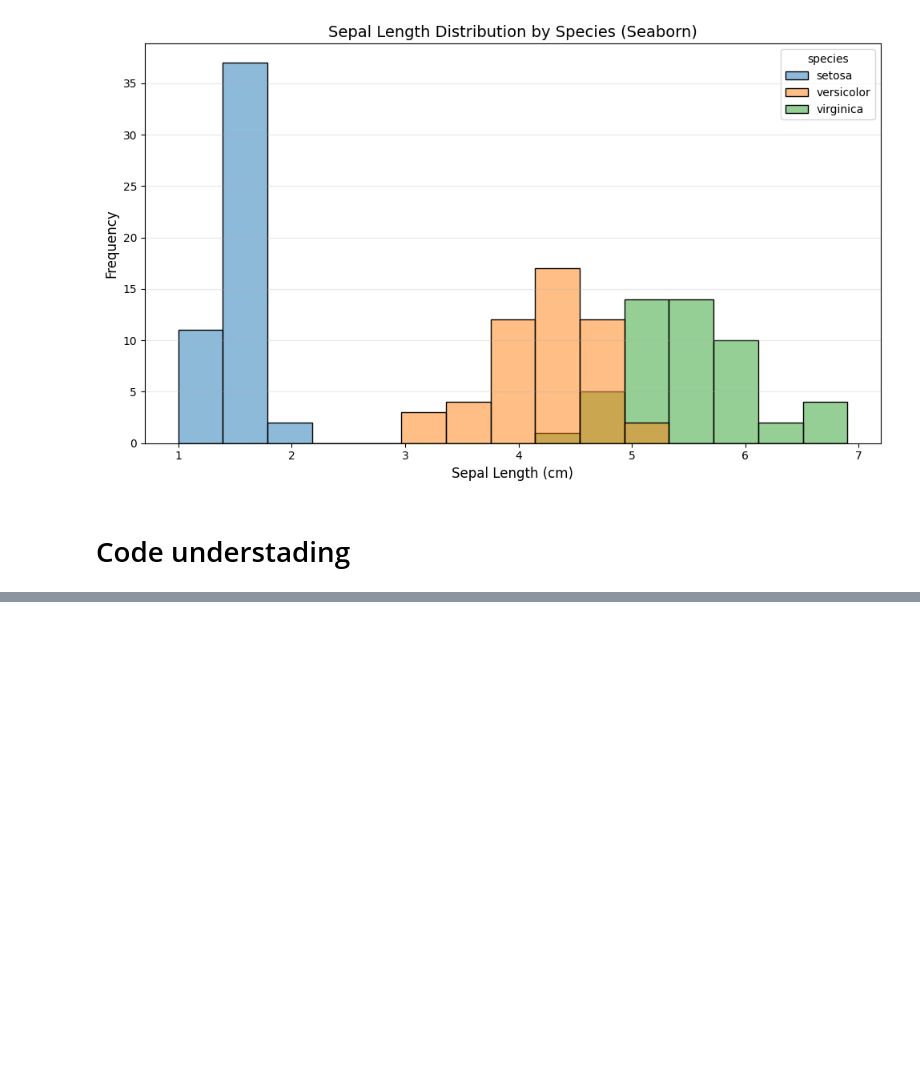
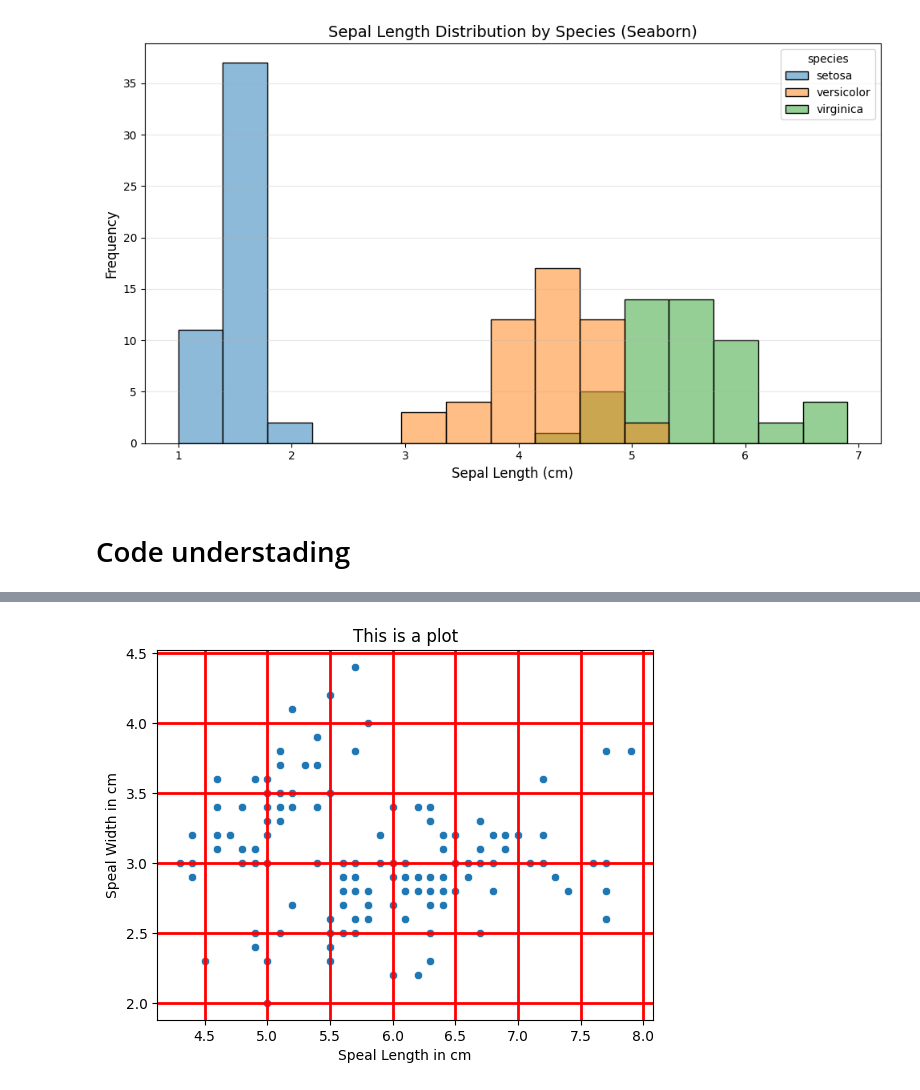
Before and after one commit to Satishpk15/Python, a Jupyter notebook: Batch2_EDA_Part1.ipynb, the cells around one changed output, grey strips where cells are left out. Drawn from its saved outputs; the diff is of its cells as text; code cells hidden in the pictures; blank space fills up the shorter version.

```diff
--- a/Batch2_EDA_Part1.ipynb
+++ b/Batch2_EDA_Part1.ipynb
@@ -357,0 +383,15 @@ plt.show()
+# %%
+import seaborn as sns
+
+
+sns.scatterplot(data = iris,
+                x = "sepal_length",
+                y = "sepal_width")
+plt.xlabel("Speal Length in cm")
+plt.ylabel("Speal Width in cm")
+plt.title("This is a plot")
+plt.grid(color='r', linestyle='-', linewidth=2)
+
+# plt.show()
+# %% [output]
+[figure, added]
```
Also changed, not shown: parts of 19 cells of this notebook.
